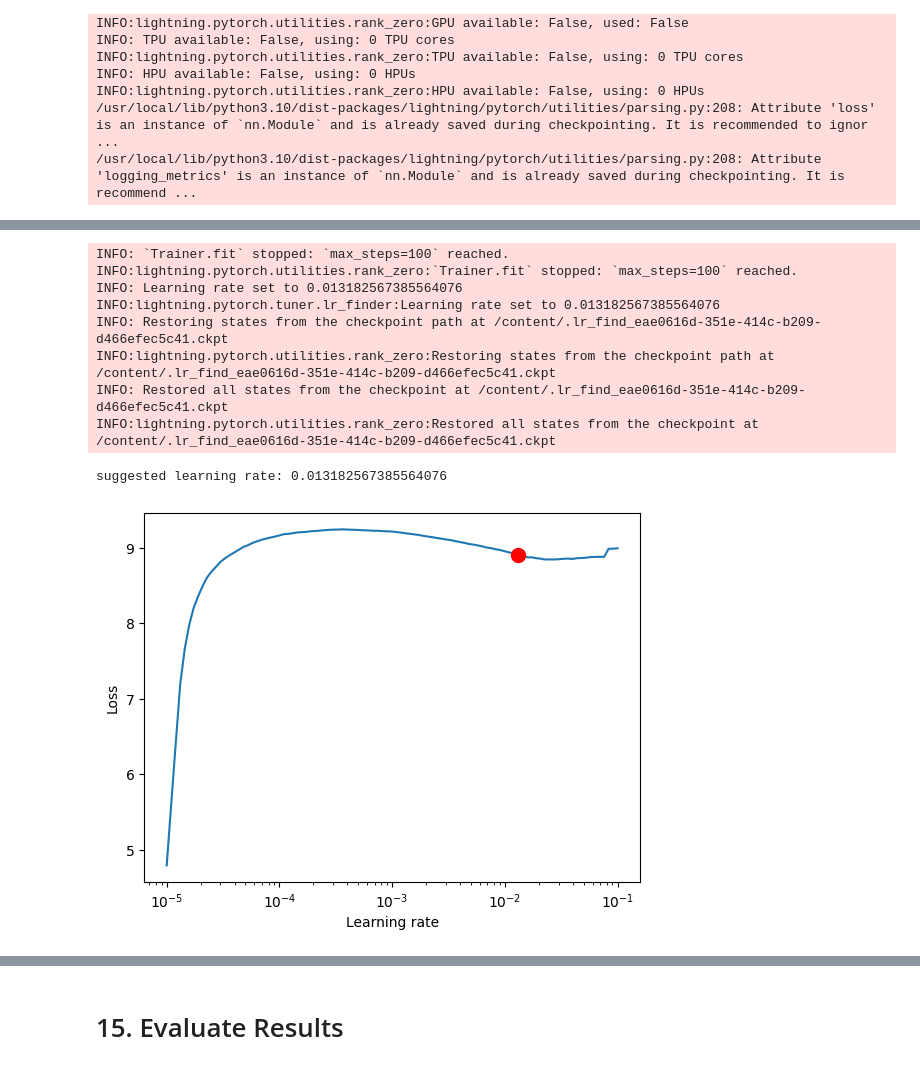
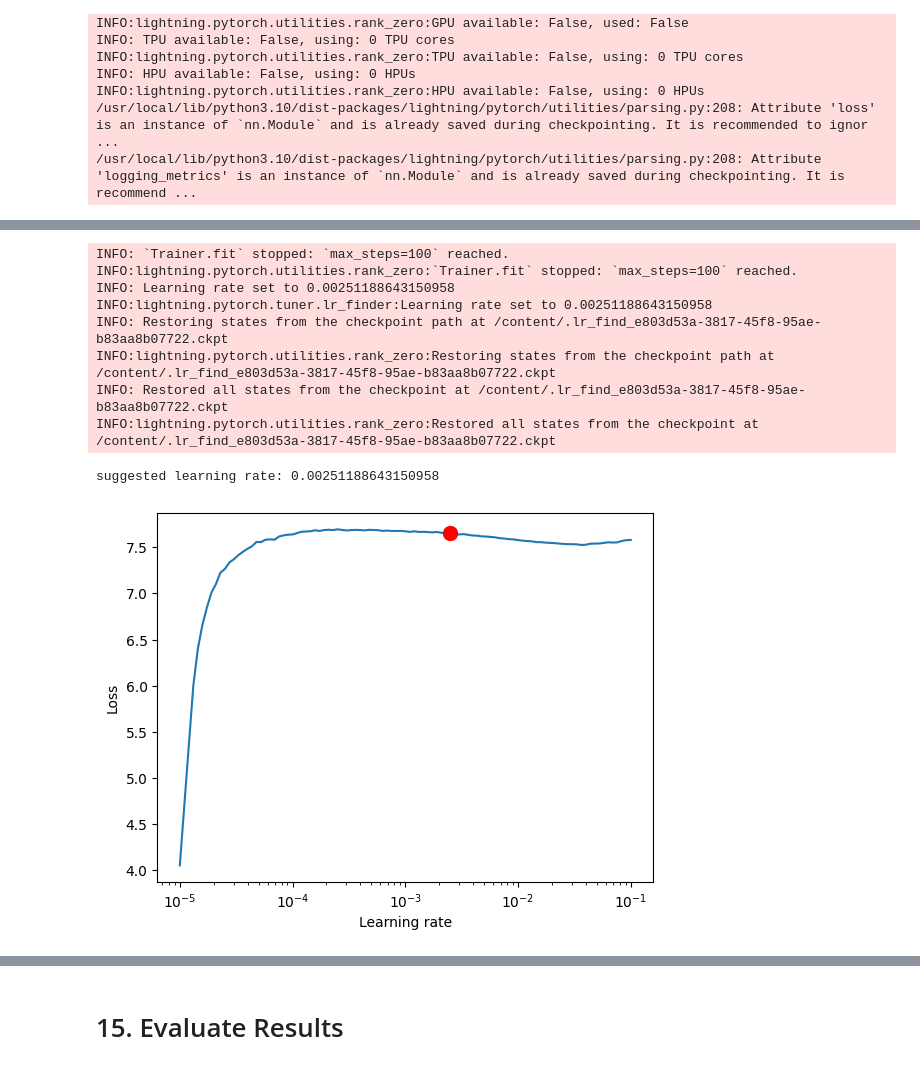
Before and after one commit to nguyenduongchitamUIT/IS403_O22_HTCL_6, a Jupyter notebook: Model/N-HiTS/MSN.ipynb, the cells around one changed output, grey strips where cells are left out. Drawn from its saved outputs; the diff is of its cells as text; code cells hidden in the pictures.

```diff
--- a/Model/N-HiTS/MSN.ipynb
+++ b/Model/N-HiTS/MSN.ipynb
@@ -371,7 +364,7 @@ INFO:lightning.pytorch.utilities.rank_zero:HPU available: False, using: 0 HPUs
 from lightning.pytorch.tuner import Tuner
 
 res = Tuner(trainer).lr_find(
-    net, train_dataloaders=train_dataloader, val_dataloaders=val_dataloader, min_lr=1e-5, max_lr=1e-1
+    net, train_dataloaders=train_dataloader, val_dataloaders=test_dataloader, min_lr=1e-5, max_lr=1e-1
 )
 print(f"suggested learning rate: {res.suggestion()}")
 fig = res.plot(show=True, suggest=True)
@@ -420,7 +413,7 @@ net = NHiTS.from_dataset(
 trainer.fit(
     net,
     train_dataloaders=train_dataloader,
-    val_dataloaders=val_dataloader,
+    val_dataloaders=test_dataloader,
 )
 # %% [output]
 INFO: GPU available: False, used: False
@@ -531,11 +523,8 @@ plt.show()
 # %%
-train_size = int(0.5 * len(df))
-test_size = int(0.3 * len(df))
-val_size = len(df) - train_size - test_size
+train_size = int(0.9 * len(df))
 
 train_data = df[:train_size]
-test_data = df[train_size:train_size+test_size]
-val_data = df[train_size+test_size:]
+test_data = df[train_size:]
 # %% [markdown]
 # 14. Train network
 # %%
@@ -554,9 +543,9 @@ train_dataset = TimeSeriesDataSet(
 
 batch_size = 512
 
-val_dataset = TimeSeriesDataSet.from_dataset(train_dataset, test_data, predict=True)
+test_dataset = TimeSeriesDataSet.from_dataset(train_dataset, test_data, predict=True)
 
-val_dataloader = val_dataset.to_dataloader(train=False, batch_size=batch_size, num_workers=4, pin_memory=True)
+test_dataloader = test_dataset.to_dataloader(train=False, batch_size=batch_size, num_workers=4, pin_memory=True)
 train_dataloader = train_dataset.to_dataloader(train=True, batch_size=batch_size, num_workers=4, pin_memory = True)
 # %%
 model_param = {
@@ -591,7 +580,7 @@ INFO:lightning.pytorch.utilities.rank_zero:HPU available: False, using: 0 HPUs
 from lightning.pytorch.tuner import Tuner
 
 res = Tuner(trainer).lr_find(
-    net, train_dataloaders=train_dataloader, val_dataloaders=val_dataloader, min_lr=1e-5, max_lr=1e-1
+    net, train_dataloaders=train_dataloader, val_dataloaders=test_dataloader, min_lr=1e-5, max_lr=1e-1
 )
 print(f"suggested learning rate: {res.suggestion()}")
 fig = res.plot(show=True, suggest=True)
@@ -603,13 +592,13 @@ net.hparams.learning_rate = res.suggestion()
 INFO: `Trainer.fit` stopped: `max_steps=100` reached.
 INFO:lightning.pytorch.utilities.rank_zero:`Trainer.fit` stopped: `max_steps=100` reached.
-INFO: Learning rate set to 0.013182567385564076
-INFO:lightning.pytorch.tuner.lr_finder:Learning rate set to 0.013182567385564076
-INFO: Restoring states from the checkpoint path at /content/.lr_find_eae0616d-351e-414c-b209-d466efec5c41.ckpt
-INFO:lightning.pytorch.utilities.rank_zero:Restoring states from the checkpoint path at /content/.lr_find_eae0616d-351e-414c-b209-d466efec5c41.ckpt
-INFO: Restored all states from the checkpoint at /content/.lr_find_eae0616d-351e-414c-b209-d466efec5c41.ckpt
-INFO:lightning.pytorch.utilities.rank_zero:Restored all states from the checkpoint at /content/.lr_find_eae0616d-351e-414c-b209-d466efec5c41.ckpt
+INFO: Learning rate set to 0.00251188643150958
+INFO:lightning.pytorch.tuner.lr_finder:Learning rate set to 0.00251188643150958
+INFO: Restoring states from the checkpoint path at /content/.lr_find_e803d53a-3817-45f8-95ae-b83aa8b07722.ckpt
+INFO:lightning.pytorch.utilities.rank_zero:Restoring states from the checkpoint path at /content/.lr_find_e803d53a-3817-45f8-95ae-b83aa8b07722.ckpt
+INFO: Restored all states from the checkpoint at /content/.lr_find_e803d53a-3817-45f8-95ae-b83aa8b07722.ckpt
+INFO:lightning.pytorch.utilities.rank_zero:Restored all states from the checkpoint at /content/.lr_find_e803d53a-3817-45f8-95ae-b83aa8b07722.ckpt
-suggested learning rate: 0.013182567385564076
+suggested learning rate: 0.00251188643150958
-[figure, old version]
+[figure, new version]
 # %%
 early_stop_callback = EarlyStopping(monitor="val_loss", min_delta=1e-4, patience=10, verbose=False, mode="min")
 trainer = pl.Trainer(
```
Also changed, not shown: parts of 36 cells of this notebook, 5 other files.
